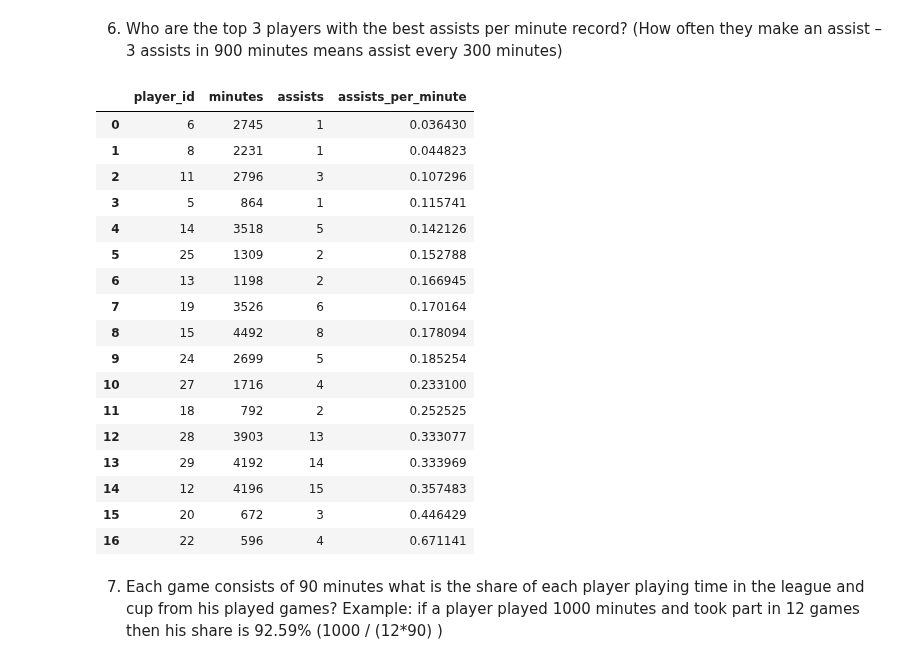
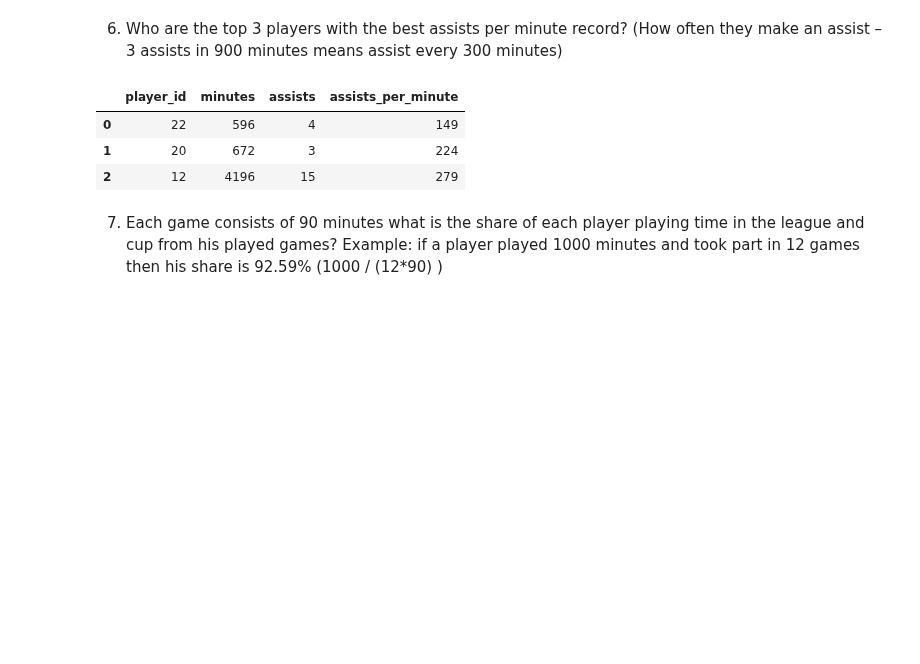
Before and after one commit to tryko/yandex-sql-practice, a Jupyter notebook: itay-sql-lion.ipynb, the cells around one changed output. Drawn from its saved outputs; the diff is of its cells as text; code cells hidden in the pictures; blank space fills up the shorter version.

```diff
--- a/itay-sql-lion.ipynb
+++ b/itay-sql-lion.ipynb
@@ -342,51 +342,38 @@ select
     sum(cup.cup_minutes + supercup_minutes + champions_minutes + league_minutes) as minutes,
     sum(cup_assists + supercup_assists + champions_assists + league_assists) as assists,
     case when sum(cup.cup_minutes + supercup_minutes + champions_minutes + league_minutes) = 0
     then 0
-    else 100 * sum(cup_assists + supercup_assists + champions_assists + league_assists) / sum(cup.cup_minutes + supercup_minutes + champions_minutes + league_minutes) ::real
+    else  sum(cup.cup_minutes + supercup_minutes + champions_minutes + league_minutes) /sum(cup_assists + supercup_assists + champions_assists + league_assists)
     end as assists_per_minute
 from
     squad s
 
     left join cup_stats cup
     on s.player_id = cup.player_id
 
     left join champions_stats champ
     on champ.player_id = s.player_id
 
     left join supercup_stats scup
     on scup.player_id = s.player_id
 
     left join league_stats as league
     on league.player_id = cup.player_id
 where
     (supercup_assists + cup_assists + champions_assists + league_assists) > 0
 group by
     s.player_id
 order by
     assists_per_minute
+limit 3
 '''
 
 queryResult(query)
 # %% [output]
 |  | player_id | minutes | assists | assists_per_minute |
-| 0 | 6 | 2745 | 1 | 0.036430 |
-| 1 | 8 | 2231 | 1 | 0.044823 |
-| 2 | 11 | 2796 | 3 | 0.107296 |
-| 3 | 5 | 864 | 1 | 0.115741 |
-| 4 | 14 | 3518 | 5 | 0.142126 |
-| 5 | 25 | 1309 | 2 | 0.152788 |
-| 6 | 13 | 1198 | 2 | 0.166945 |
-| 7 | 19 | 3526 | 6 | 0.170164 |
-| 8 | 15 | 4492 | 8 | 0.178094 |
-| 9 | 24 | 2699 | 5 | 0.185254 |
-| 10 | 27 | 1716 | 4 | 0.233100 |
-| 11 | 18 | 792 | 2 | 0.252525 |
-| 12 | 28 | 3903 | 13 | 0.333077 |
-| 13 | 29 | 4192 | 14 | 0.333969 |
-| 14 | 12 | 4196 | 15 | 0.357483 |
-| 15 | 20 | 672 | 3 | 0.446429 |
-| 16 | 22 | 596 | 4 | 0.671141 |
+| 0 | 22 | 596 | 4 | 149 |
+| 1 | 20 | 672 | 3 | 224 |
+| 2 | 12 | 4196 | 15 | 279 |
 # %% [markdown]
 
 7. Each game consists of 90 minutes what is the share of each player playing time in the league and cup from his played games?
```
Also changed, not shown: 2 other files.
